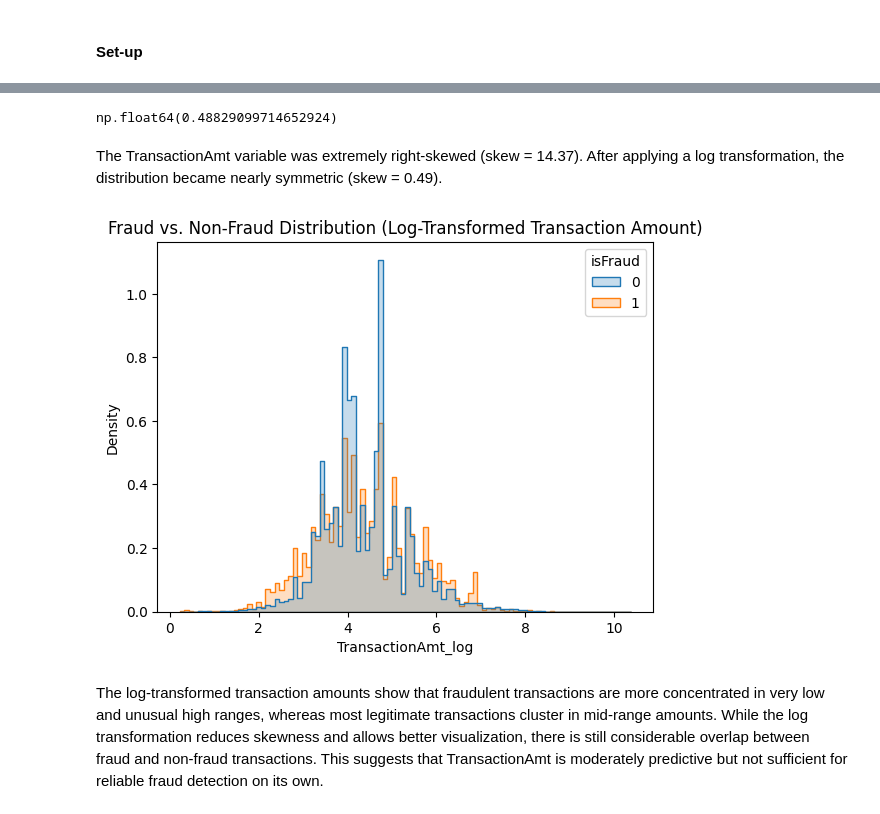
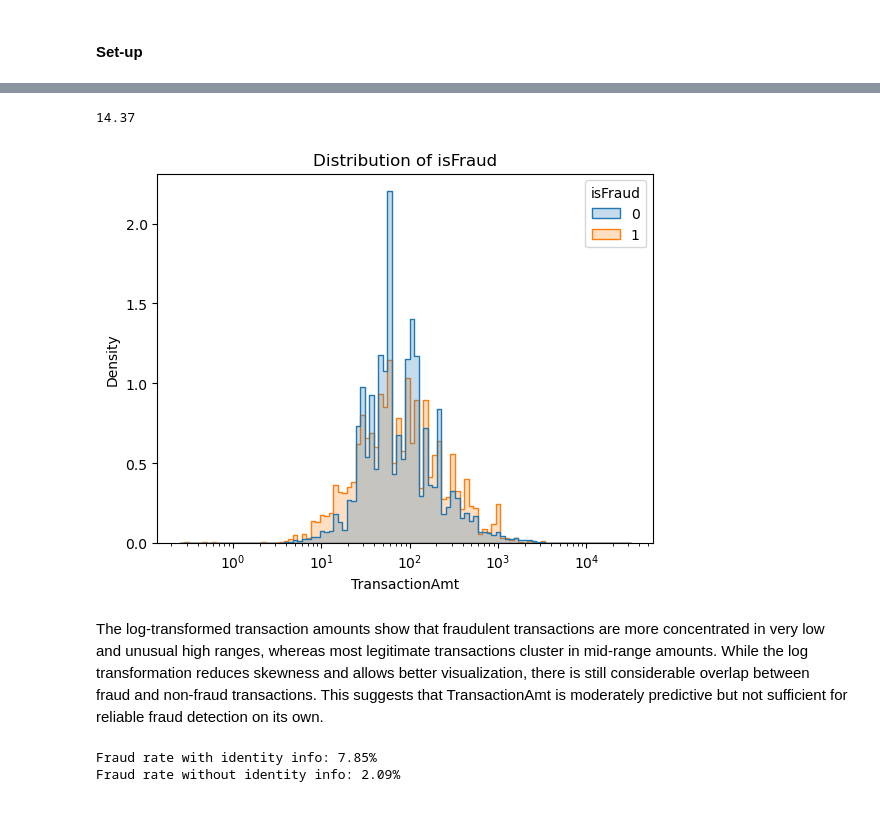
Before and after one commit to ziadharmanani/Financial-Fraud-Detection, a Jupyter notebook: notebooks/01_Transaction_EDA.ipynb, the cells around one changed output, grey strips where cells are left out. Cells and saved outputs as stored; diff of their text form; code cells hidden in the pictures.

```diff
--- a/notebooks/01_Transaction_EDA.ipynb
+++ b/notebooks/01_Transaction_EDA.ipynb
@@ -98,0 +32,5 @@ train_transaction.sort_values('TransactionAmt', ascending=True).head(5)
+# %%
+# Combine train and test
+# All identity columns are NaN after joining (Only 24.42% are present in Transaction)
+df_train = pd.merge(train_transaction, train_identity, on='TransactionID', how='left')
+df_test = pd.merge(test_transaction, test_identity, on='TransactionID', how='left')
@@ -123,22 +94,34 @@ plt.show()
-# %%
-train_transaction['TransactionAmt_log'].skew()
-# %% [output]
-np.float64(0.48829099714652924)
-# %% [markdown]
-The TransactionAmt variable was extremely right-skewed (skew = 14.37). After applying a log transformation, the distribution became nearly symmetric (skew = 0.49).
+# %%
+print(df_train['TransactionAmt'].skew().round(2))
+# %% [output]
+14.37
 # %%
 sns.histplot(
-    data=train_transaction,
-    x='TransactionAmt_log',
+    data=df_train,
+    x='TransactionAmt',
     hue='isFraud',
     bins=100,
     element='step',
-    stat='density', #Normalize the counts (unequal numbers of observations)
-    common_norm=False
+    stat='density', #Normalize the counts (class imbalance)
+    common_norm=False,
+    log_scale=True
 )
-plt.title("Fraud vs. Non-Fraud Distribution (Log-Transformed Transaction Amount)")
+
+plt.title("Distribution of isFraud")
 plt.show()
 # %% [output]
-[figure, old version]
+[figure, new version]
 # %% [markdown]
 The log-transformed transaction amounts show that fraudulent transactions are more concentrated in very low and unusual high ranges, whereas most legitimate transactions cluster in mid-range amounts. While the log transformation reduces skewness and allows better visualization, there is still considerable overlap between fraud and non-fraud transactions. This suggests that TransactionAmt is moderately predictive but not sufficient for reliable fraud detection on its own.
+# %%
+# Create a dummy column: 1 if we have identity data, 0 if we don't
+df_train['has_identity'] = df_train['id_01'].notnull().astype(int)
+
+fraud_with_id = df_train.groupby('has_identity')['isFraud'].mean()
+print(f"Fraud rate with identity info: {fraud_with_id[1]:.2%}")
+print(f"Fraud rate without identity info: {fraud_with_id[0]:.2%}")
+
+del df_train['has_identity']
+# %% [output]
+Fraud rate with identity info: 7.85%
+Fraud rate without identity info: 2.09%
```
Also changed, not shown: parts of 53 cells of this notebook, 1 other file.
